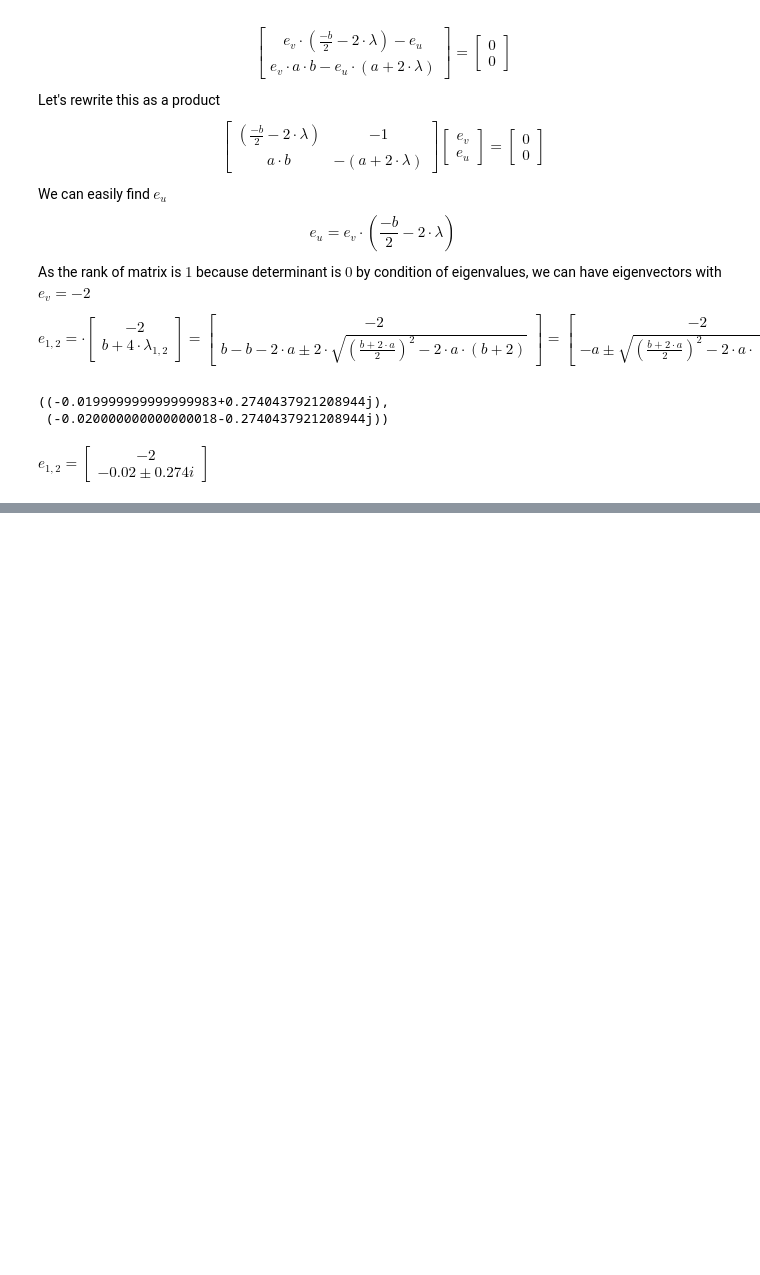
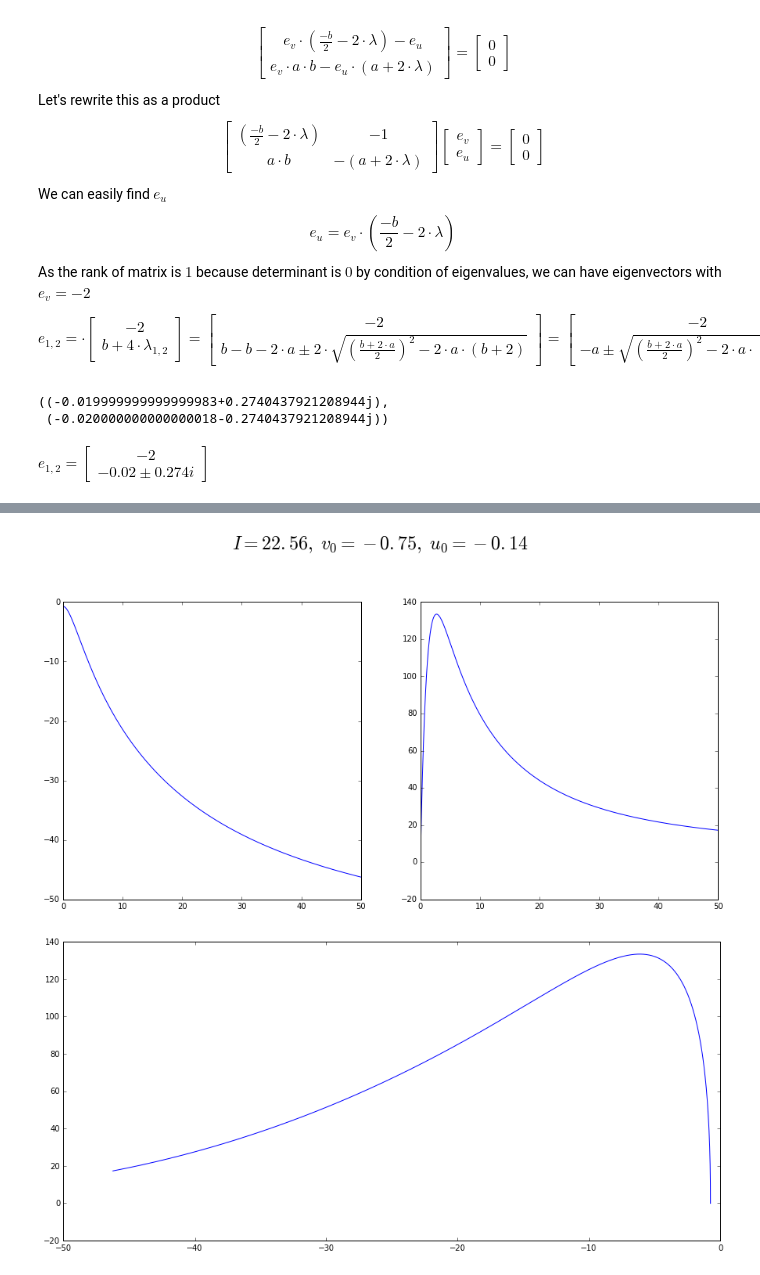
Before and after one commit to char-lie/physical-informatics, a Jupyter notebook: Lab4/lab4.ipynb, the cells around one changed output, grey strips where cells are left out. Cells and saved outputs as stored; diff of their text form; code cells hidden in the pictures; blank space fills up the shorter version.

```diff
--- a/Lab4/lab4.ipynb
+++ b/Lab4/lab4.ipynb
@@ -230,0 +270,5 @@ $e_{1, 2} = \begin{bmatrix}
+# %%
+get_plot(I_critical, (v_critical - 2, u_critical - 0.02))
+# %% [output]
+[figure, added]
+[figure, added]
```
Also changed, not shown: parts of 8 cells of this notebook.
